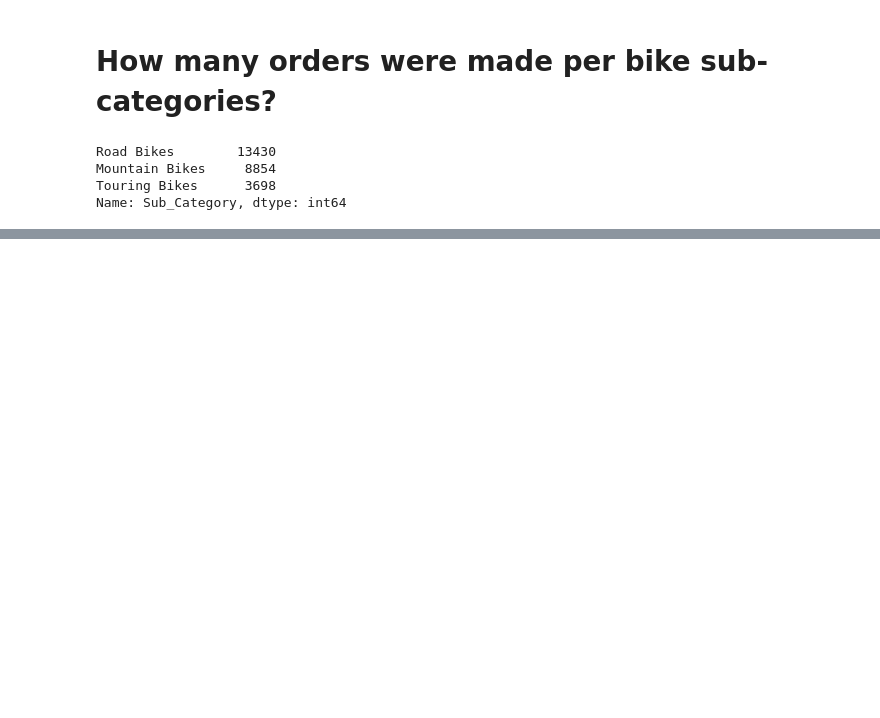
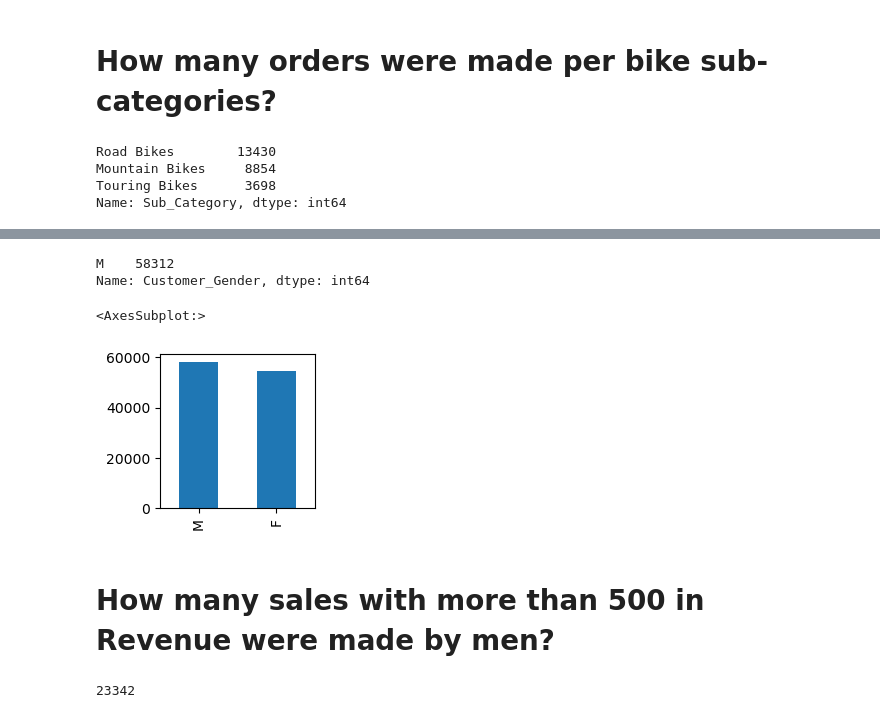
Before and after one commit to bipinj08/Data_Science_with_python, a Jupyter notebook: Loading_data and Doing_some_basic_stuff.ipynb, the cells around one changed output, grey strips where cells are left out. Saved outputs shown, nothing was run; the diff lists cells and outputs as text; code cells hidden in the pictures; blank space fills up the shorter version.

```diff
--- a/Loading_data and Doing_some_basic_stuff.ipynb
+++ b/Loading_data and Doing_some_basic_stuff.ipynb
@@ -327,0 +353,16 @@ Name: Sub_Category, dtype: int64
+# %%
+sales['Customer_Gender'].value_counts().head(1)
+# %% [output]
+M    58312
+Name: Customer_Gender, dtype: int64
+# %%
+sales['Customer_Gender'].value_counts().plot(kind='bar', figsize=(2,2))
+# %% [output]
+<AxesSubplot:>
+[figure, added]
+# %% [markdown]
+# How many sales with more than 500 in Revenue were made by men?
+# %%
+sales.loc[(sales['Customer_Gender']=='M') & (sales['Revenue'] > 500)].shape[0]
+# %% [output]
+23342
```
Also changed, not shown: parts of 22 cells of this notebook.
